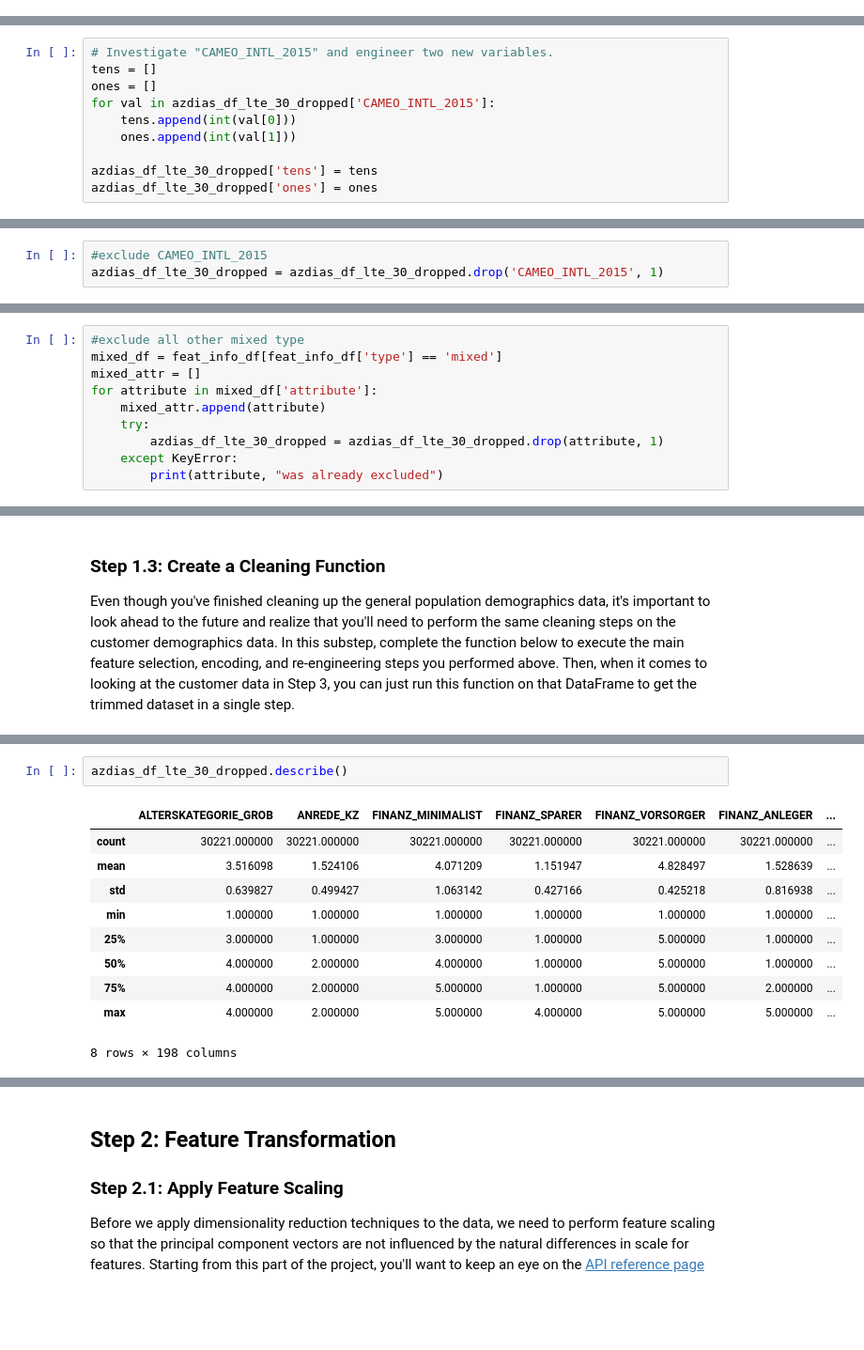
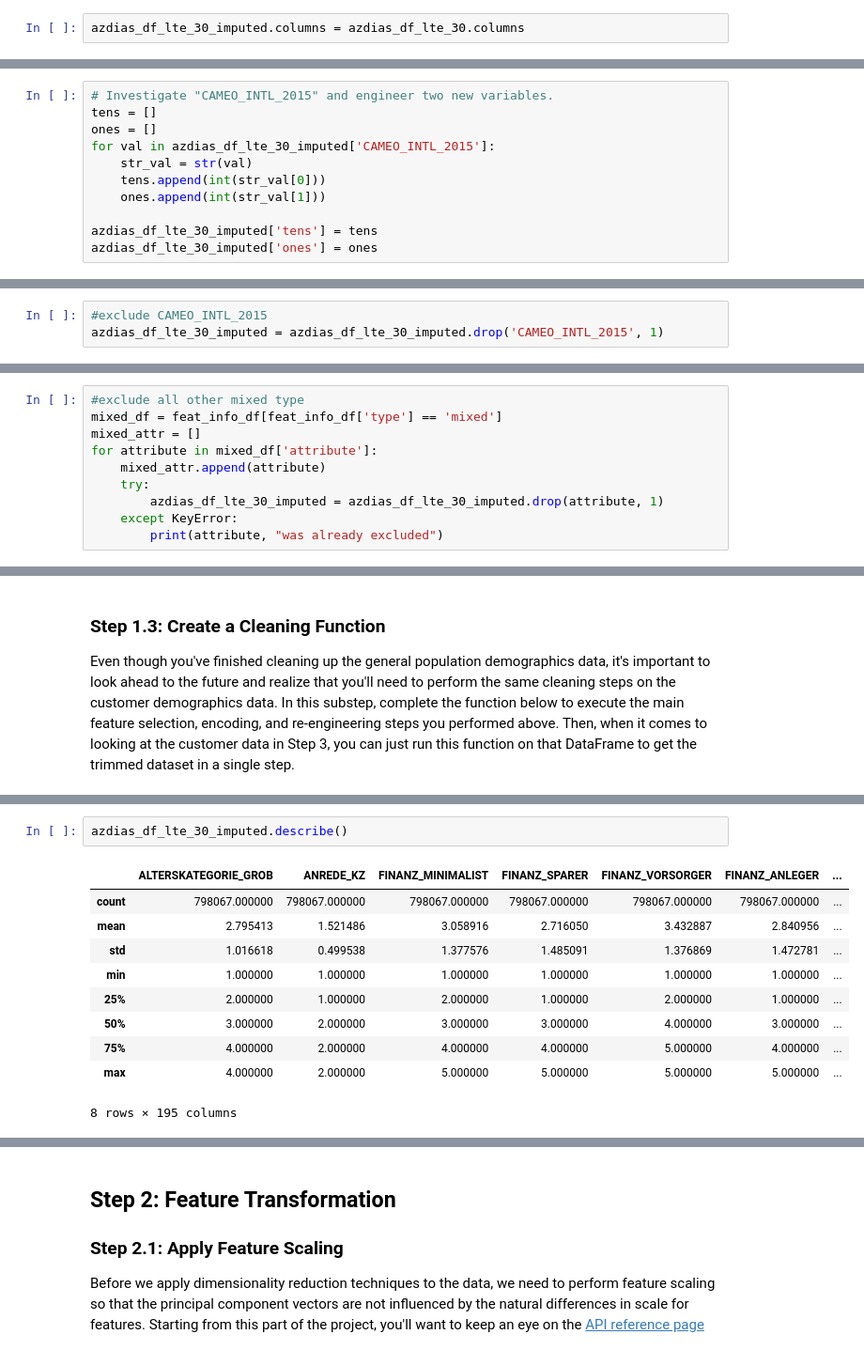
Before and after one commit to jihangshin/udacity, a Jupyter notebook: Identify Customer Segments/Identify_Customer_Segments.ipynb, the cells around one changed output, grey strips where cells are left out. Shown: that part at 94% size. Drawn from its saved outputs; the diff is of its cells as text; blank space fills up the shorter version.

```diff
--- a/Identify Customer Segments/Identify_Customer_Segments.ipynb
+++ b/Identify Customer Segments/Identify_Customer_Segments.ipynb
@@ -564,0 +620,2 @@ array(['35', '24', '15', '12', '14', '25', '41', '31', '43', '51', '13',
+# %%
+azdias_df_lte_30_imputed.columns = azdias_df_lte_30.columns
@@ -566,10 +666,11 @@ array(['35', '24', '15', '12', '14', '25', '41', '31', '43', '51', '13',
 # Investigate "CAMEO_INTL_2015" and engineer two new variables.
 tens = []
 ones = []
-for val in azdias_df_lte_30_dropped['CAMEO_INTL_2015']:
-    tens.append(int(val[0]))
-    ones.append(int(val[1]))
+for val in azdias_df_lte_30_imputed['CAMEO_INTL_2015']:
+    str_val = str(val)
+    tens.append(int(str_val[0]))
+    ones.append(int(str_val[1]))
 
-azdias_df_lte_30_dropped['tens'] = tens
-azdias_df_lte_30_dropped['ones'] = ones
+azdias_df_lte_30_imputed['tens'] = tens
+azdias_df_lte_30_imputed['ones'] = ones
 # %%
@@ -584,4 +685,4 @@ azdias_df_lte_30_dropped[['CAMEO_INTL_2015','tens', 'ones']].head()
 # %%
 #exclude CAMEO_INTL_2015
-azdias_df_lte_30_dropped = azdias_df_lte_30_dropped.drop('CAMEO_INTL_2015', 1)
+azdias_df_lte_30_imputed = azdias_df_lte_30_imputed.drop('CAMEO_INTL_2015', 1)
 # %%
@@ -608,7 +709,7 @@ mixed_attr = []
 for attribute in mixed_df['attribute']:
     mixed_attr.append(attribute)
     try:
-        azdias_df_lte_30_dropped = azdias_df_lte_30_dropped.drop(attribute, 1)
+        azdias_df_lte_30_imputed = azdias_df_lte_30_imputed.drop(attribute, 1)
     except KeyError:
         print(attribute, "was already excluded")
 # %% [output]
@@ -747,14 +848,14 @@ test_azdias_df.head()
 # %%
-azdias_df_lte_30_dropped.describe()
+azdias_df_lte_30_imputed.describe()
 # %% [output]
 |  | ALTERSKATEGORIE_GROB | ANREDE_KZ | FINANZ_MINIMALIST | FINANZ_SPARER | FINANZ_VORSORGER | FINANZ_ANLEGER | ... |
-| count | 30221.000000 | 30221.000000 | 30221.000000 | 30221.000000 | 30221.000000 | 30221.000000 | ... |
-| mean | 3.516098 | 1.524106 | 4.071209 | 1.151947 | 4.828497 | 1.528639 | ... |
-| std | 0.639827 | 0.499427 | 1.063142 | 0.427166 | 0.425218 | 0.816938 | ... |
+| count | 798067.000000 | 798067.000000 | 798067.000000 | 798067.000000 | 798067.000000 | 798067.000000 | ... |
+| mean | 2.795413 | 1.521486 | 3.058916 | 2.716050 | 3.432887 | 2.840956 | ... |
+| std | 1.016618 | 0.499538 | 1.377576 | 1.485091 | 1.376869 | 1.472781 | ... |
 | min | 1.000000 | 1.000000 | 1.000000 | 1.000000 | 1.000000 | 1.000000 | ... |
-| 25% | 3.000000 | 1.000000 | 3.000000 | 1.000000 | 5.000000 | 1.000000 | ... |
-| 50% | 4.000000 | 2.000000 | 4.000000 | 1.000000 | 5.000000 | 1.000000 | ... |
-| 75% | 4.000000 | 2.000000 | 5.000000 | 1.000000 | 5.000000 | 2.000000 | ... |
-| max | 4.000000 | 2.000000 | 5.000000 | 4.000000 | 5.000000 | 5.000000 | ... |
+| 25% | 2.000000 | 1.000000 | 2.000000 | 1.000000 | 2.000000 | 1.000000 | ... |
+| 50% | 3.000000 | 2.000000 | 3.000000 | 3.000000 | 4.000000 | 3.000000 | ... |
+| 75% | 4.000000 | 2.000000 | 4.000000 | 4.000000 | 5.000000 | 4.000000 | ... |
+| max | 4.000000 | 2.000000 | 5.000000 | 5.000000 | 5.000000 | 5.000000 | ... |
-8 rows × 198 columns
+8 rows × 195 columns
 # %%
```
Also changed, not shown: parts of 85 cells of this notebook, 3 other files.
